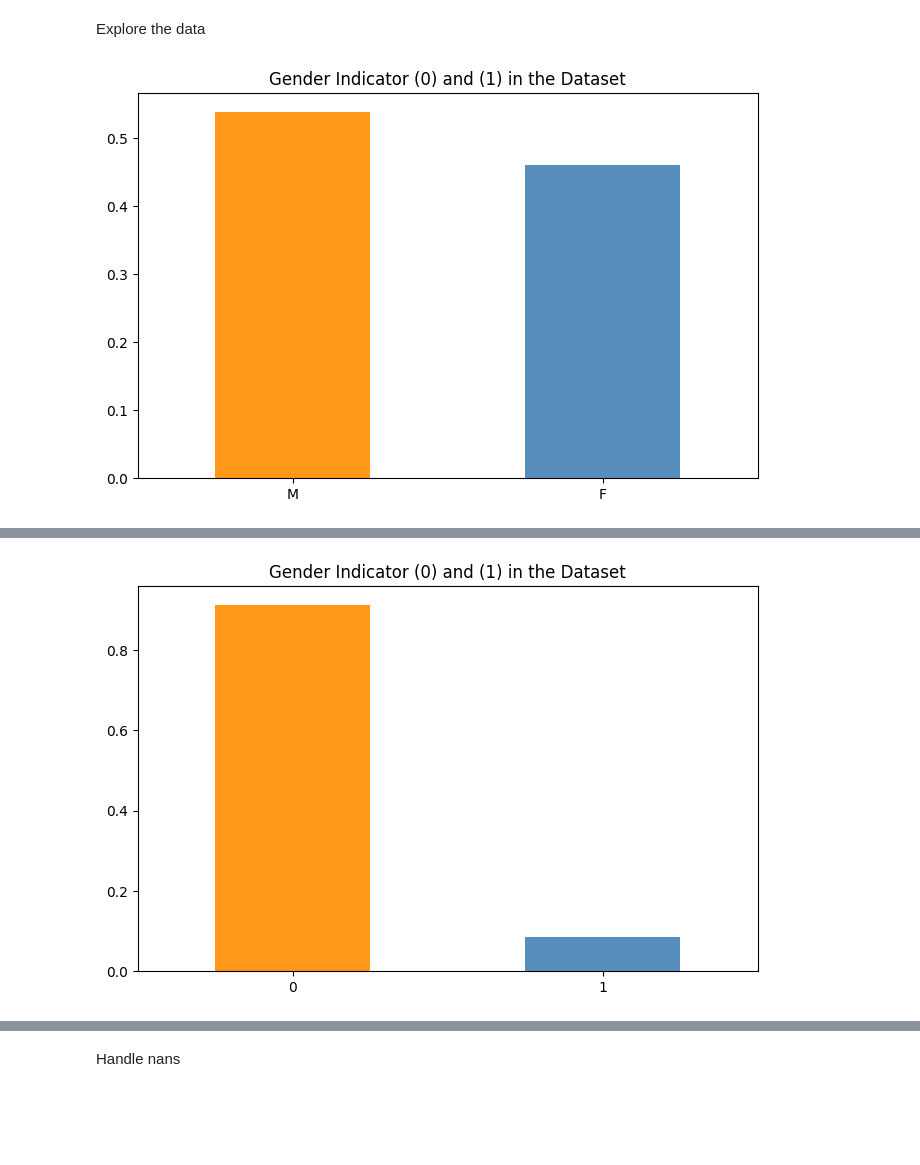
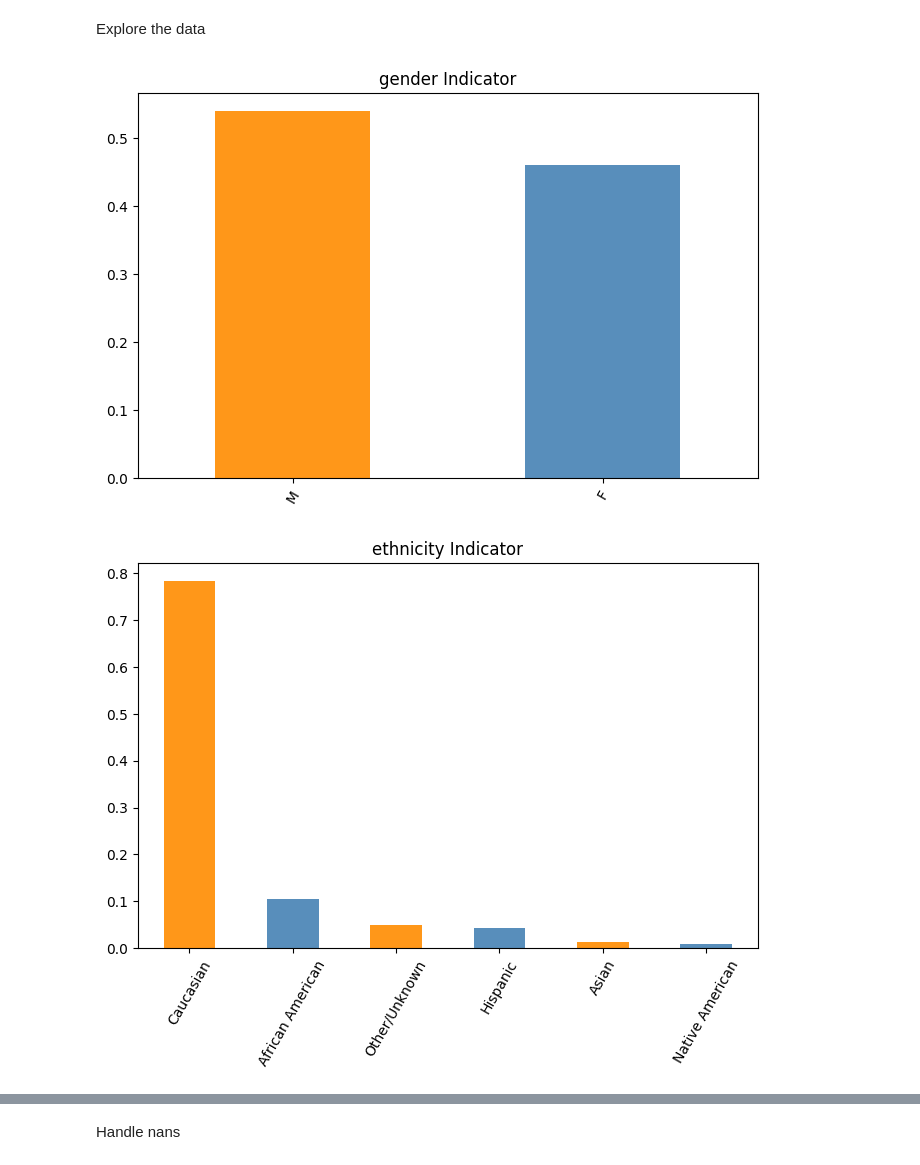
Before and after one commit to BenAidlin/sise.data-science.survival-chances-anlysis, a Jupyter notebook: hw1.ipynb, the cells around one changed output, grey strips where cells are left out. Drawn from its saved outputs; the diff is of its cells as text; code cells hidden in the pictures; blank space fills up the shorter version.

Commit message:
add data exploration visualization

```diff
--- a/hw1.ipynb
+++ b/hw1.ipynb
@@ -12,6 +13,8 @@ Read the dataset
 data_folder = './data/'
 train_file = f'{data_folder}training_v2.csv'
 
+target = 'hospital_death'
+
 train_df = pd.read_csv(train_file)
 
 train_df.head(5)
@@ -26,10 +29,13 @@ train_df.head(5)
 # %% [markdown]
 Explore the data
 # %%
-# explore male - female ratio
-fig = plt.figure(figsize = (8,5))
-train_df.gender.value_counts(normalize = True).plot(kind='bar', color= ['darkorange','steelblue'], alpha = 0.9, rot=0)
-plt.title('Gender Indicator (0) and (1) in the Dataset')
-plt.show()
+features_we_want_to_explore = ['gender', 'ethnicity', 'elective_surgery', 'apache_2_bodysystem', 'hospital_admit_source', target]
+# explore feature
+for feature in features_we_want_to_explore:
+    fig = plt.figure(figsize = (8,5))
+    train_df[feature].value_counts(normalize = True).plot(kind='bar', color= ['darkorange','steelblue'], alpha = 0.9, rot=60)
+    plt.title(f'{feature} Indicator')
+    plt.show()
 # %% [output]
-[figure, old version]
+[figure, new version]
+[figure, added]
@@ -36,8 +45,0 @@ plt.show()
-# %%
-# explore survived - died ratio
-fig = plt.figure(figsize = (8,5))
-train_df.hospital_death.value_counts(normalize = True).plot(kind='bar', color= ['darkorange','steelblue'], alpha = 0.9, rot=0)
-plt.title('Gender Indicator (0) and (1) in the Dataset')
-plt.show()
-# %% [output]
-[figure, removed]
```
Also changed, not shown: parts of 4 cells of this notebook.
